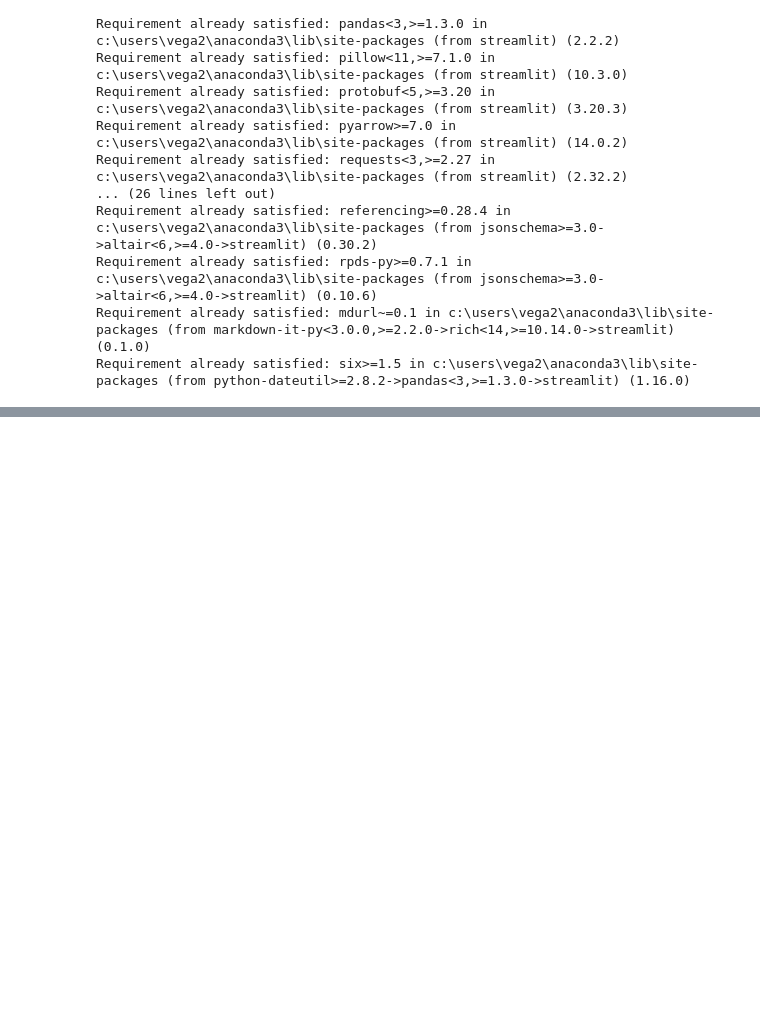
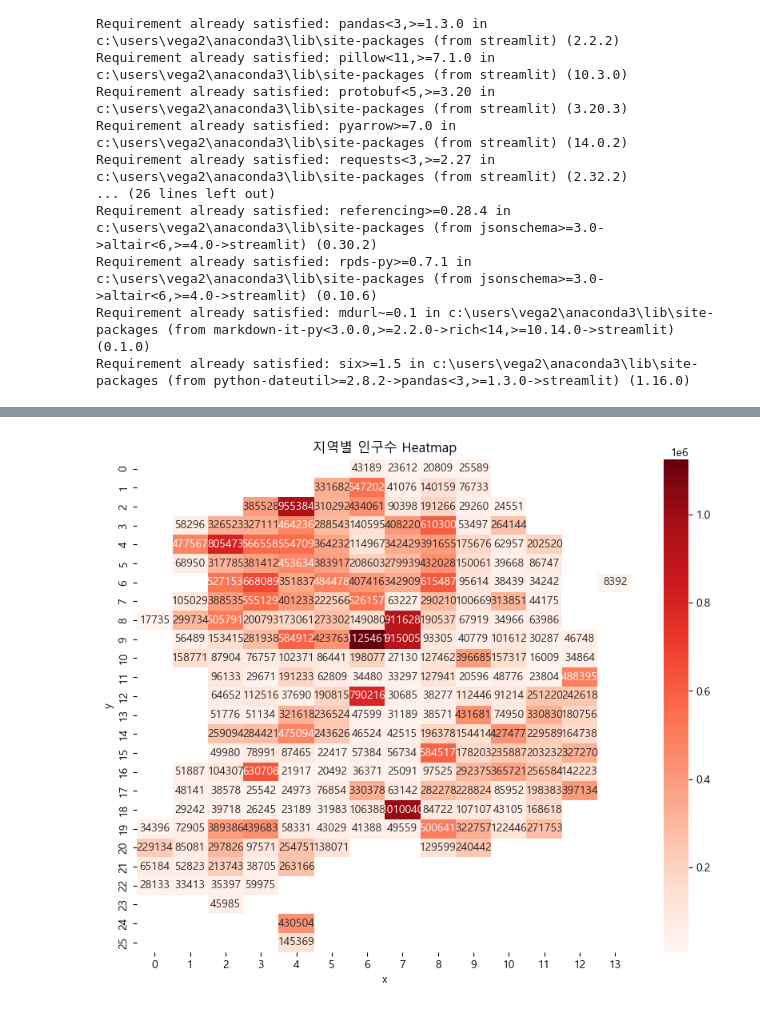
Before and after one commit to mysoyul/Python_Scraping_Analysis_202407, a Jupyter notebook: 03-1.행정구역정보_분석과시각화.ipynb, the cells around one changed output, grey strips where cells are left out. Drawn from its saved outputs; the diff is of its cells as text; code cells hidden in the pictures; blank space fills up the shorter version.

```diff
--- a/03-1.행정구역정보_분석과시각화.ipynb
+++ b/03-1.행정구역정보_분석과시각화.ipynb
@@ -876,0 +893,14 @@ Requirement already satisfied: six>=1.5 in c:\users\vega2\anaconda3\lib\site-pac
+# %%
+import seaborn as sns
+import pandas as pd
+import numpy as np
+
+# 피벗 테이블로 좌표 기준 데이터 변환
+pivot = data.pivot(index='y', columns='x', values='인구수')
+
+plt.figure(figsize=(10, 8))
+sns.heatmap(pivot, annot=True, fmt=".0f", cmap='Reds')
+plt.title('지역별 인구수 Heatmap')
+plt.show()
+# %% [output]
+[figure, added]
```
Also changed, not shown: parts of 5 cells of this notebook, 11 other files.
